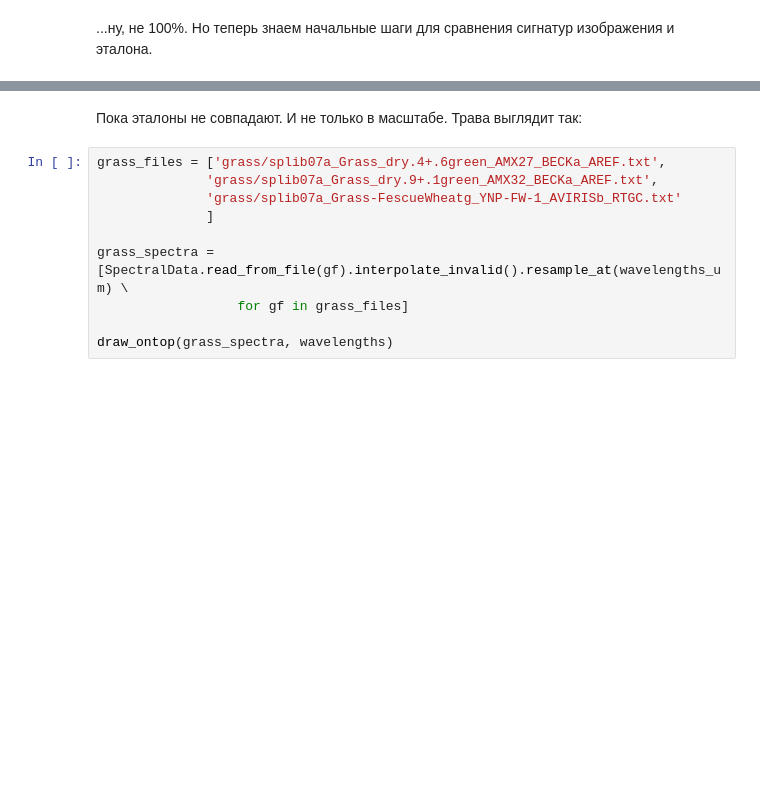
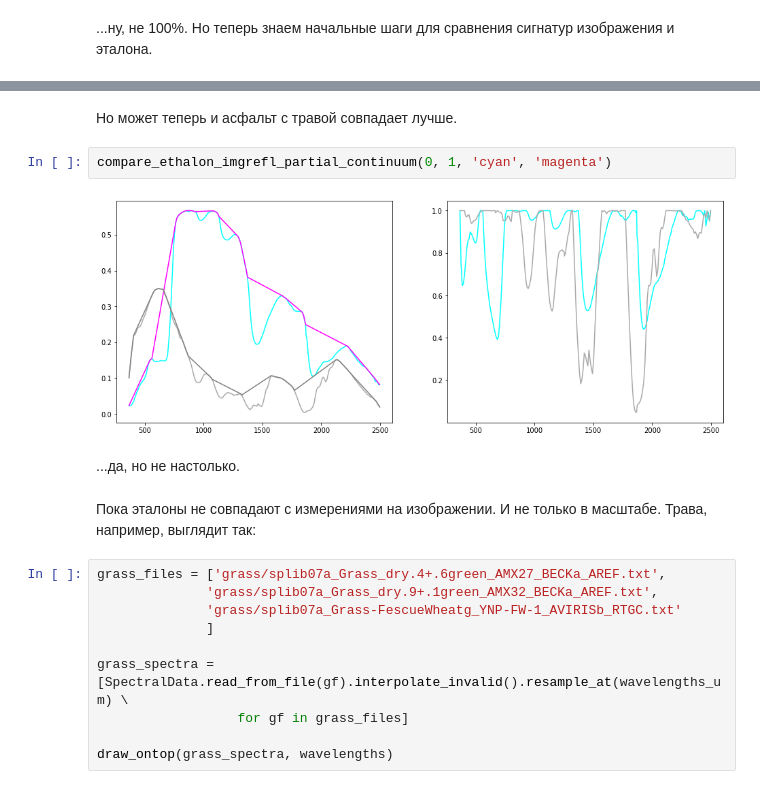
Before and after one commit to kormang/hyperspectralplayground, a Jupyter notebook: hyperspectral.ipynb, the cells around one changed output, grey strips where cells are left out. Cells and saved outputs as stored; diff of their text form; blank space fills up the shorter version.

```diff
--- a/hyperspectral.ipynb
+++ b/hyperspectral.ipynb
@@ -715,5 +741,13 @@ compare_plots_with_ethalon(ethalon_imgspace_sig, 'cyan')
+# %% [markdown]
+Но может теперь и асфальт с травой совпадает лучше.
+# %%
+compare_ethalon_imgrefl_partial_continuum(0, 1, 'cyan', 'magenta')
+# %% [output]
+[figure, added]
+# %% [markdown]
+...да, но не настолько.
 # %% [markdown]
-Пока эталоны не совпадают. И не только в масштабе. Трава выглядит так:
+Пока эталоны не совпадают с измерениями на изображении. И не только в масштабе. Трава, например, выглядит так:
 # %%
 grass_files = ['grass/splib07a_Grass_dry.4+.6green_AMX27_BECKa_AREF.txt',
               'grass/splib07a_Grass_dry.9+.1green_AMX32_BECKa_AREF.txt',
```
Also changed, not shown: parts of 15 cells of this notebook.
